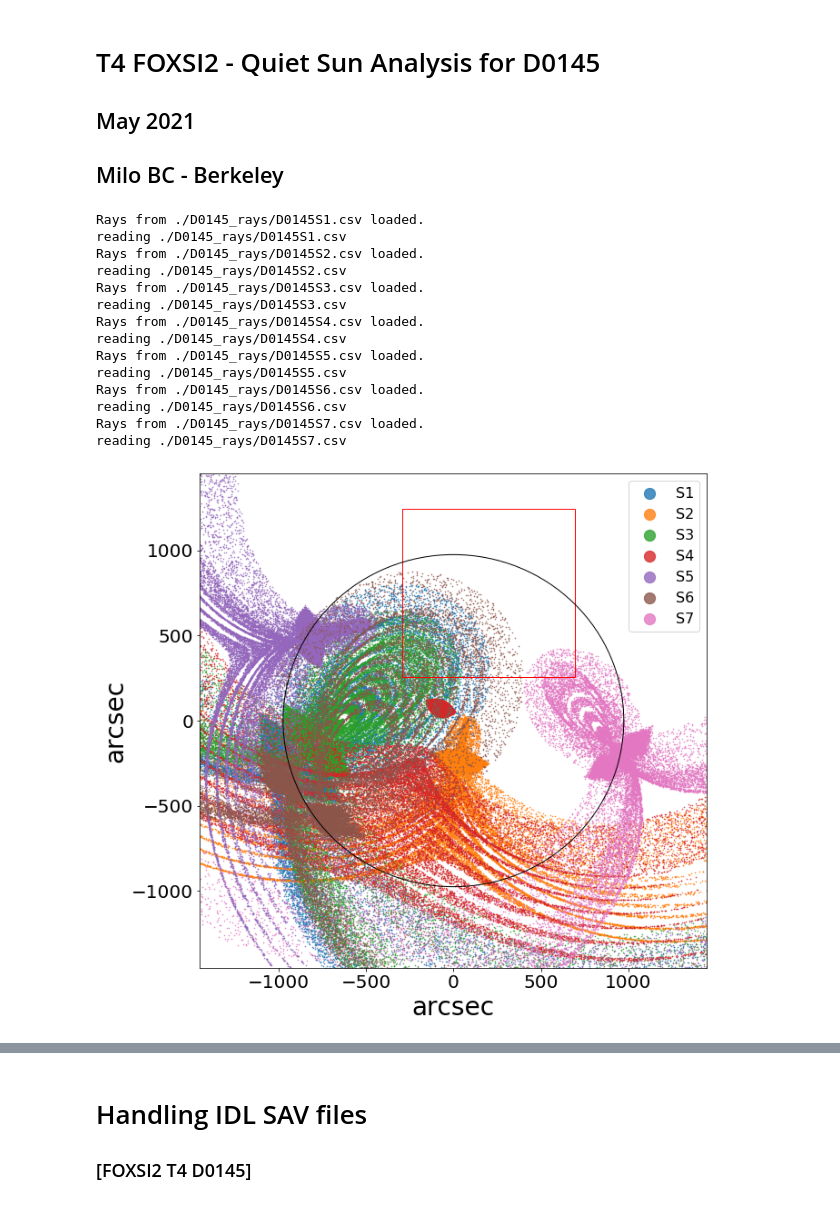
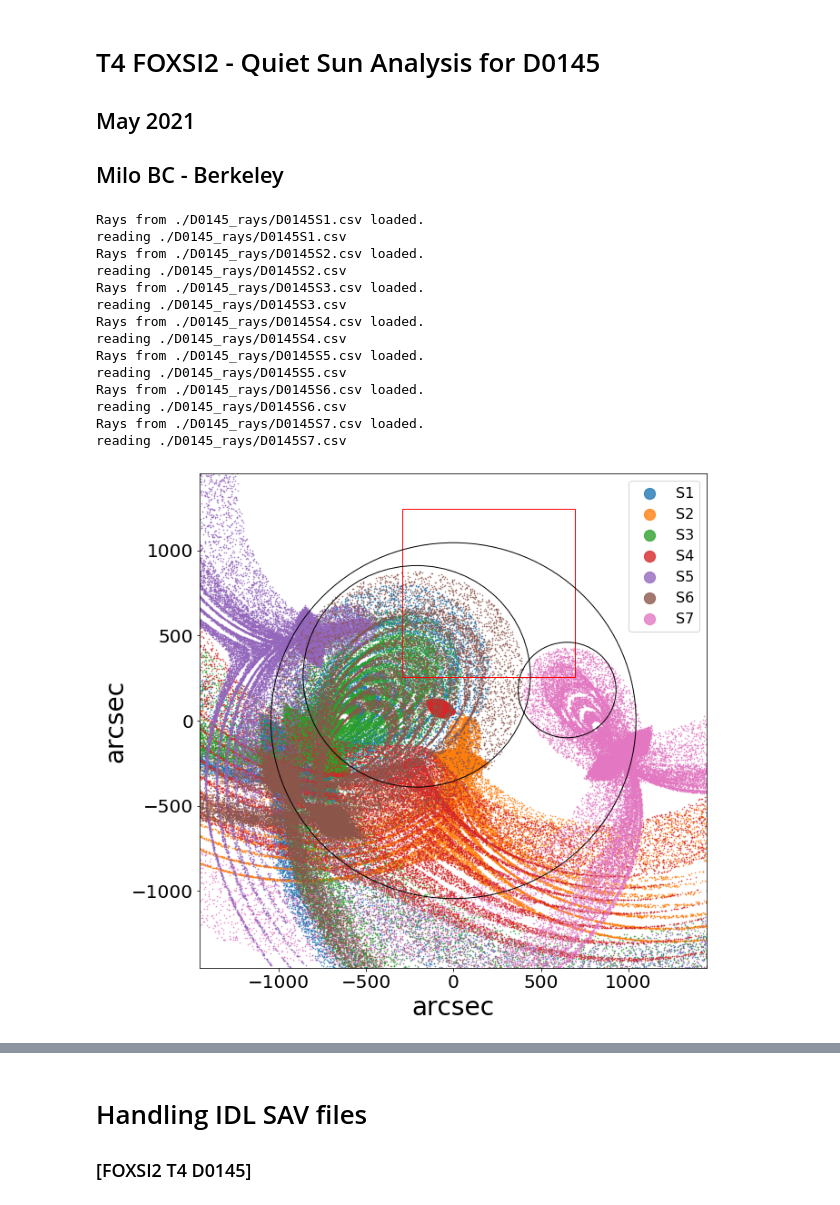
Before and after one commit to pymilo/QuietSunAnalysis, a Jupyter notebook: FOXSI2/D0145_T4-FOXSI2-QS-FluxStudy.ipynb, the cells around one changed output, grey strips where cells are left out. Saved outputs shown, nothing was run; the diff lists cells and outputs as text; code cells hidden in the pictures.

```diff
--- a/FOXSI2/D0145_T4-FOXSI2-QS-FluxStudy.ipynb
+++ b/FOXSI2/D0145_T4-FOXSI2-QS-FluxStudy.ipynb
@@ -26,7 +26,7 @@ Rmask = 650
 Rmask2 = 280
 Xflare, Yflare = -77, 78
 Rsun  = sunpy.coordinates.sun.angular_radius(datetime.datetime(2014,12,11,19,11)).value \
-        * (1 + 100/695700) # This is equivalent to chose a buffer of 100km over the solar photosphere.
+        * (1 + 50000/695700) # This is equivalent to chose a buffer of 100km over the solar photosphere.
 
 def readrays(file):
     # load rays
@@ -109,36 +109,36 @@ my = l/2 * ( np.sqrt(2) * np.sin(np.deg2rad(Dang[5]-135)) + 1)
 rect = patches.Rectangle((T4x-l/2+mx,T4y-l/2+my),990,990,angle=Dang[5],linewidth=1,edgecolor='r',facecolor='none')
 ax.add_patch(rect)
 solardisk = patches.Circle((0,0),radius= Rsun,fill=False);ax.add_patch(solardisk)
-# circ = patches.Circle((Xmask,Ymask),radius= Rmask,fill=False);ax.add_patch(circ)
-# circ2 = patches.Circle((Xmask2,Ymask2),radius= Rmask2,fill=False);ax.add_patch(circ2)
+circ = patches.Circle((Xmask,Ymask),radius= Rmask,fill=False);ax.add_patch(circ)
+circ2 = patches.Circle((Xmask2,Ymask2),radius= Rmask2,fill=False);ax.add_patch(circ2)
 # legend
 lgnd = ax.legend(loc='upper right',scatterpoints=1, fontsize=16)
 lgnd.legendHandles[0]._sizes = [150]
 lgnd.legendHandles[1]._sizes = [150]
 lgnd.legendHandles[2]._sizes = [150]
 lgnd.legendHandles[3]._sizes = [150]
 lgnd.legendHandles[4]._sizes = [150]
 lgnd.legendHandles[5]._sizes = [150]
 lgnd.legendHandles[6]._sizes = [150]
 plt.show()
 fig.savefig('images/SourcesT4_D0145.png',bbox_inches='tight',dpi=300)
 plt.close(fig)
 # %% [output]
 Rays from ./D0145_rays/D0145S1.csv loaded.
 reading ./D0145_rays/D0145S1.csv
 Rays from ./D0145_rays/D0145S2.csv loaded.
 reading ./D0145_rays/D0145S2.csv
 Rays from ./D0145_rays/D0145S3.csv loaded.
 reading ./D0145_rays/D0145S3.csv
 Rays from ./D0145_rays/D0145S4.csv loaded.
 reading ./D0145_rays/D0145S4.csv
 Rays from ./D0145_rays/D0145S5.csv loaded.
 reading ./D0145_rays/D0145S5.csv
 Rays from ./D0145_rays/D0145S6.csv loaded.
 reading ./D0145_rays/D0145S6.csv
 Rays from ./D0145_rays/D0145S7.csv loaded.
 reading ./D0145_rays/D0145S7.csv
-[figure, old version]
+[figure, new version]
 # %%
 # Plotting
 fig, ax = plt.subplots(figsize=(10,10))
```
Also changed, not shown: parts of 1 cell of this notebook, 2 other files.
